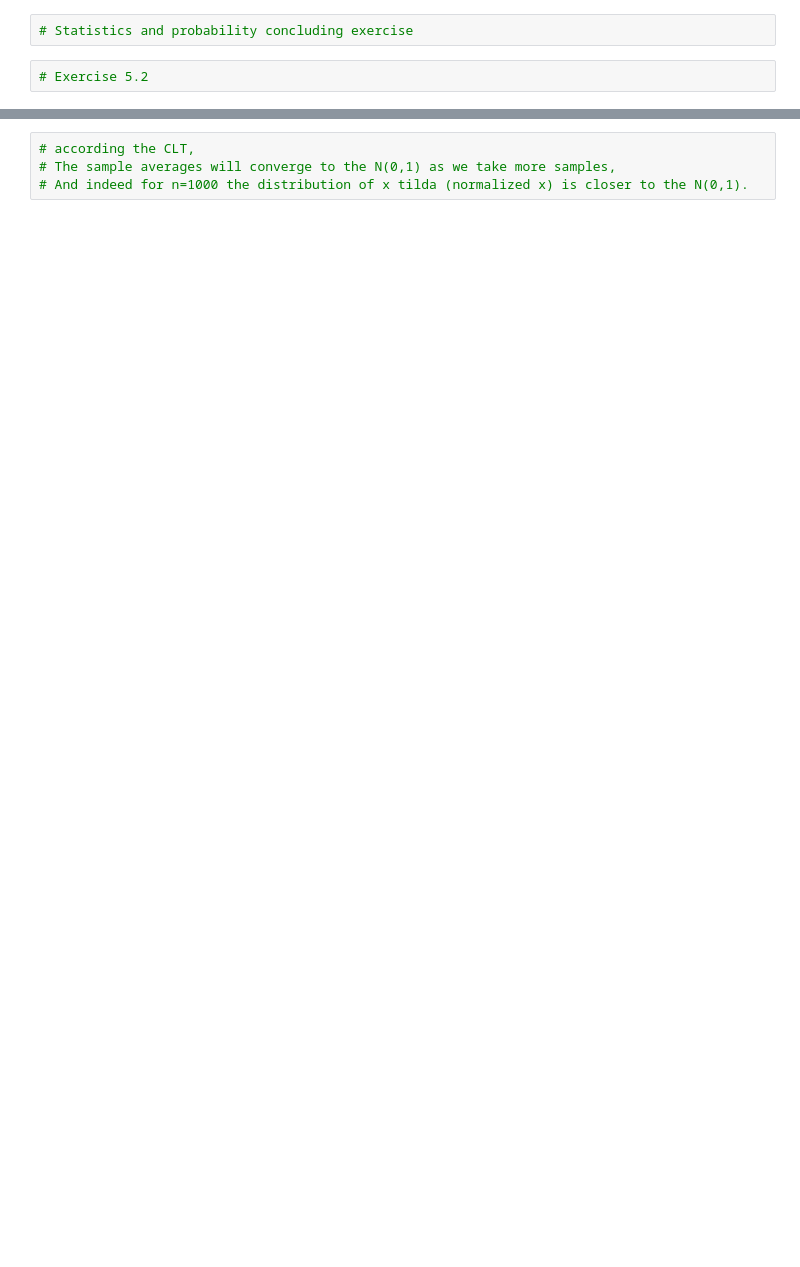
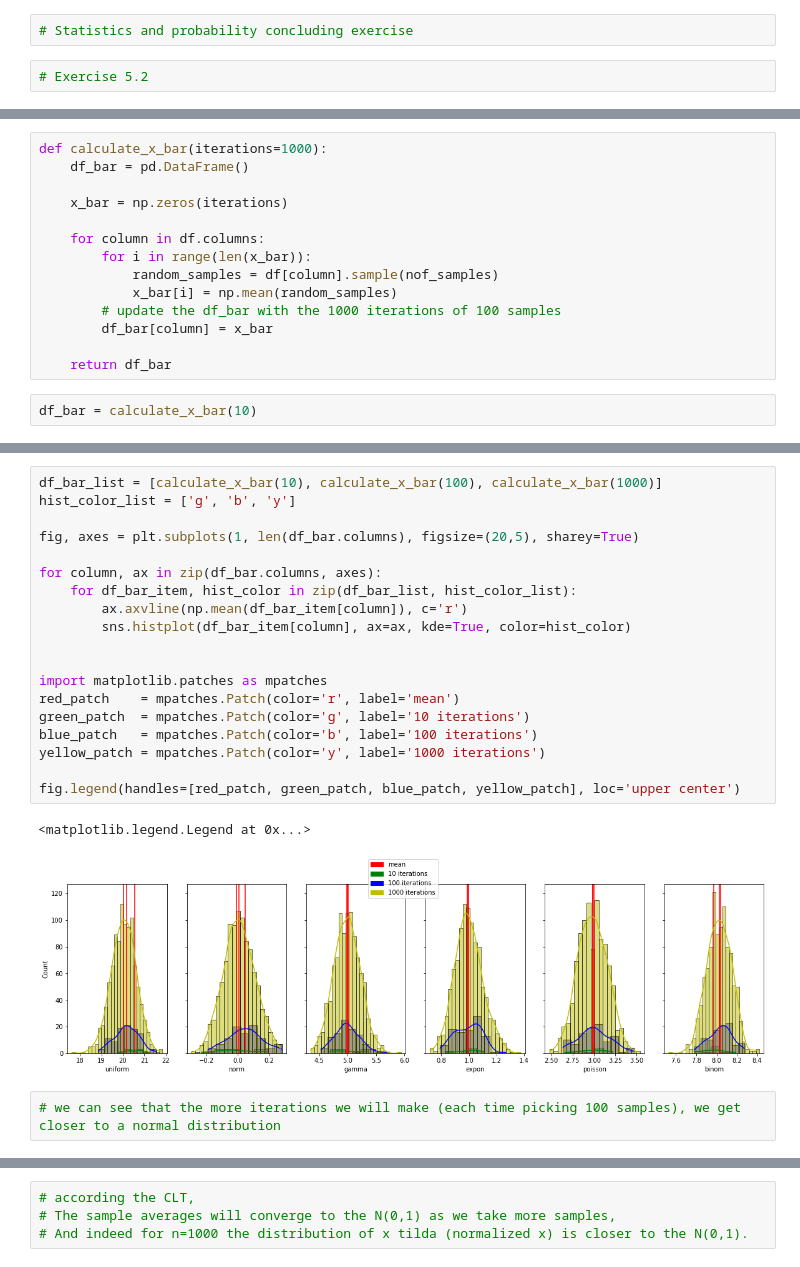
Before and after one commit to wzeyal/DataScience, a Jupyter notebook: Python_for_AI_Engineer/Exercises/7_Probability/5_2.ipynb, the cells around one changed output, grey strips where cells are left out. Cells and saved outputs as stored; diff of their text form; blank space fills up the shorter version.

```diff
--- a/Python_for_AI_Engineer/Exercises/7_Probability/5_2.ipynb
+++ b/Python_for_AI_Engineer/Exercises/7_Probability/5_2.ipynb
@@ -158,0 +59,16 @@ plt.show()
+# %%
+def calculate_x_bar(iterations=1000):
+    df_bar = pd.DataFrame()
+
+    x_bar = np.zeros(iterations)
+
+    for column in df.columns:
+        for i in range(len(x_bar)):
+            random_samples = df[column].sample(nof_samples)
+            x_bar[i] = np.mean(random_samples)
+        # update the df_bar with the 1000 iterations of 100 samples
+        df_bar[column] = x_bar
+
+    return df_bar
+# %%
+df_bar = calculate_x_bar(10)
@@ -158,0 +84,24 @@ plt.show()
+# %%
+df_bar_list = [calculate_x_bar(10), calculate_x_bar(100), calculate_x_bar(1000)]
+hist_color_list = ['g', 'b', 'y']
+
+fig, axes = plt.subplots(1, len(df_bar.columns), figsize=(20,5), sharey=True)
+
+for column, ax in zip(df_bar.columns, axes):
+    for df_bar_item, hist_color in zip(df_bar_list, hist_color_list):
+        ax.axvline(np.mean(df_bar_item[column]), c='r')
+        sns.histplot(df_bar_item[column], ax=ax, kde=True, color=hist_color)
+
+
+import matplotlib.patches as mpatches
+red_patch    = mpatches.Patch(color='r', label='mean')
+green_patch  = mpatches.Patch(color='g', label='10 iterations')
+blue_patch   = mpatches.Patch(color='b', label='100 iterations')
+yellow_patch = mpatches.Patch(color='y', label='1000 iterations')
+
+fig.legend(handles=[red_patch, green_patch, blue_patch, yellow_patch], loc='upper center')
+# %% [output]
+<matplotlib.legend.Legend at 0x...>
+[figure, added]
+# %%
+# we can see that the more iterations we will make (each time picking 100 samples), we get closer to a normal distribution
```
Also changed, not shown: parts of 56 cells of this notebook, 1 other file.
